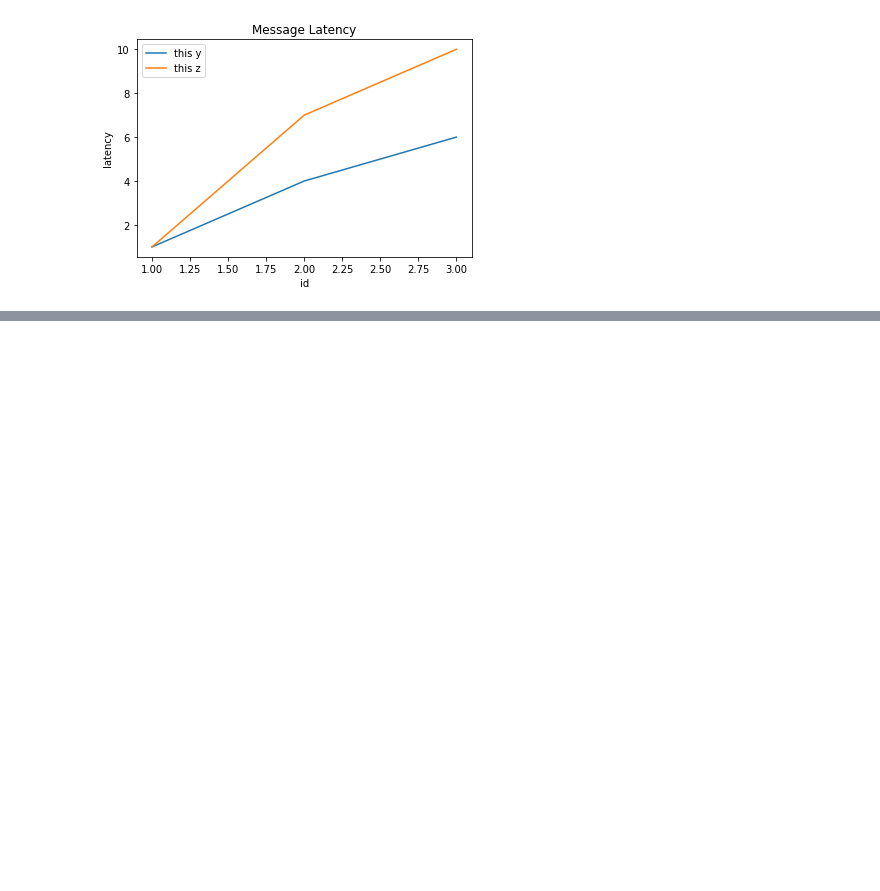
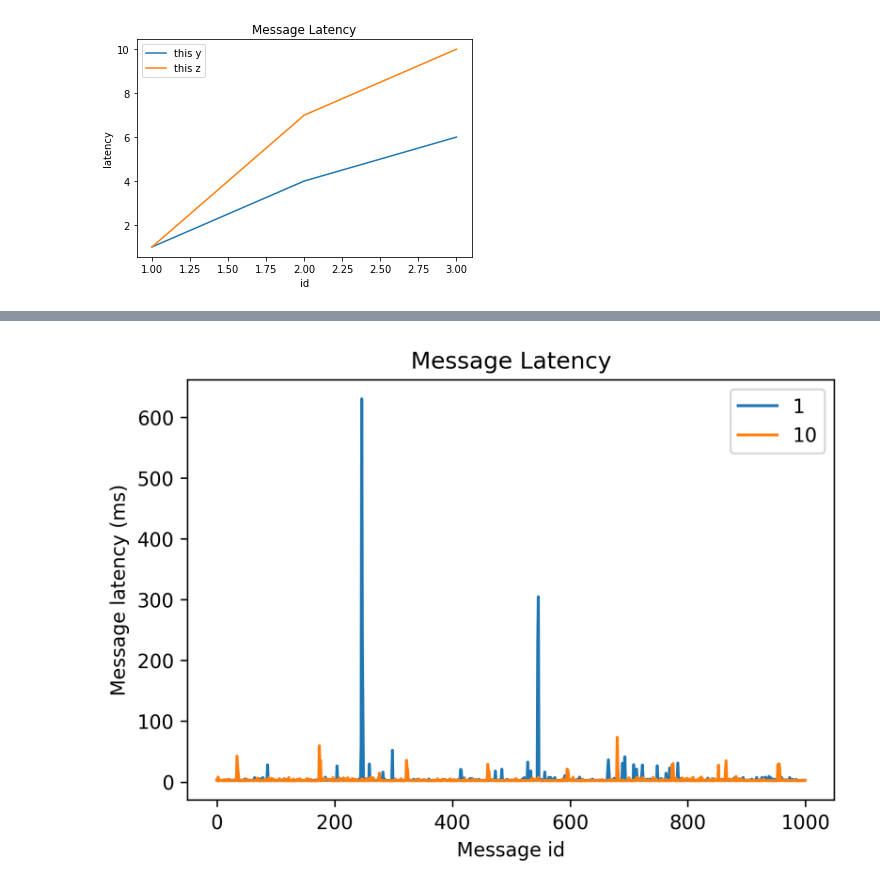
Before and after one commit to chongbin007/Master_project_Chongbin, a Jupyter notebook: experiments/experiment2/ros2_result/csvPlot.ipynb, the cells around one changed output, grey strips where cells are left out. Saved outputs shown, nothing was run; the diff lists cells and outputs as text; code cells hidden in the pictures; blank space fills up the shorter version.

```diff
--- a/experiments/experiment2/ros2_result/csvPlot.ipynb
+++ b/experiments/experiment2/ros2_result/csvPlot.ipynb
@@ -42,0 +47,15 @@ plt.savefig('plottest.png', dpi=300) #指定分辨率保存
+# %%
+plt.plot(sample_data1.id,sample_data1.message_latency)
+plt.plot(sample_data10.id,sample_data10.message_latency)
+plt.legend(["1","10"])
+
+plt.rcParams['savefig.dpi'] = 300 #图片像素
+plt.rcParams['figure.dpi'] = 300 #分辨率
+
+plt.title("Message Latency")
+plt.xlabel("Message id")
+plt.ylabel("Message latency (ms)")
+
+plt.savefig('low1.png', dpi=300) #指定分辨率保存
+# %% [output]
+[figure, added]
```
Also changed, not shown: parts of 4 cells of this notebook, 37 other files.
